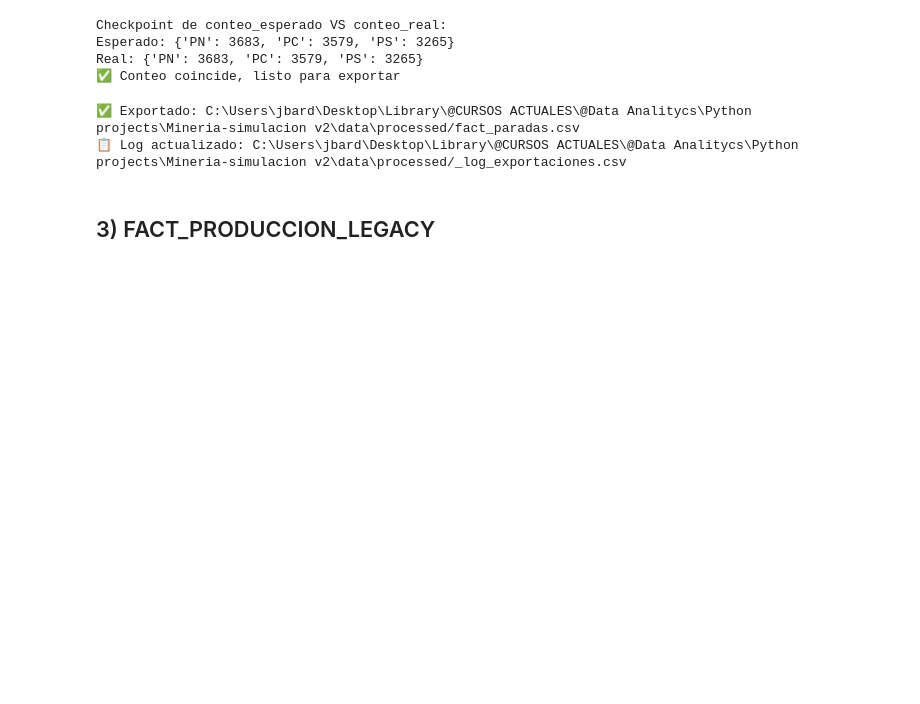
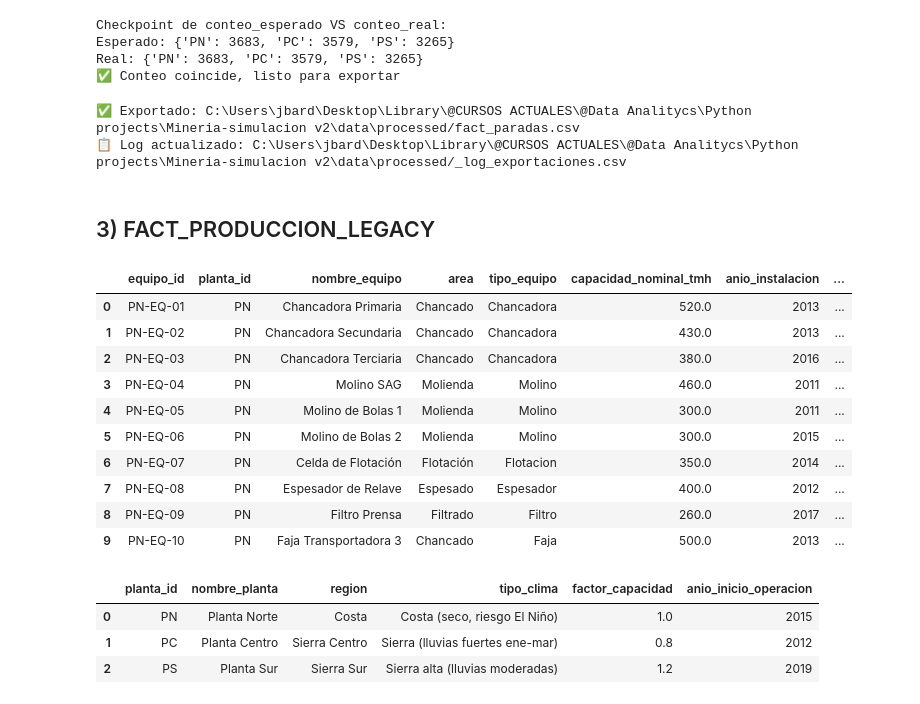
Before and after one commit to josue789a/Mineria-simulacion-v2, a Jupyter notebook: notebooks/Exploracion1.ipynb, the cells around one changed output. Cells and saved outputs as stored; diff of their text form; code cells hidden in the pictures; blank space fills up the shorter version.

```diff
--- a/notebooks/Exploracion1.ipynb
+++ b/notebooks/Exploracion1.ipynb
@@ -748,9 +748,30 @@ print(f"📋 Log actualizado: {ruta_log}")
 ## 3) FACT_PRODUCCION_LEGACY
 # %%
 directory =  r'C:\Users\jbard\Desktop\Library\@CURSOS ACTUALES\@Data Analitycs\Python projects\Mineria-simulacion v2'
-fact_mtto_PC= pd.read_csv(directory+r'\data\raw\fact_produccion_PC_legacy.csv')
-fact_mtto_PS= pd.read_csv(directory+r'\data\raw\fact_produccion_PS_legacy.csv')
-fact_mtto_PN= pd.read_csv(directory+r'\data\raw\fact_produccion_PN_legacy.csv')
+prodLegacy_PC= pd.read_csv(directory+r'\data\raw\fact_produccion_PC_legacy.csv')
+prodLegacy_PS= pd.read_csv(directory+r'\data\raw\fact_produccion_PS_legacy.csv')
+prodLegacy_PN= pd.read_csv(directory+r'\data\raw\fact_produccion_PN_legacy.csv')
+
+dim_plantas= pd.read_csv(directory+r'\data\data_master\dim_plantas.csv')
+dim_equipos= pd.read_csv(directory+r'\data\data_master\dim_equipos.csv')
+display(dim_equipos.head(10))
+display(dim_plantas.head(3))
 
 #Dataframes con datos muy sucios, se procede a inspeccionar de forma manual cada uno, proceder de forma masiva no parece ser eficiente
+# %% [output]
+|  | equipo_id | planta_id | nombre_equipo | area | tipo_equipo | capacidad_nominal_tmh | anio_instalacion | ... |
+| 0 | PN-EQ-01 | PN | Chancadora Primaria | Chancado | Chancadora | 520.0 | 2013 | ... |
+| 1 | PN-EQ-02 | PN | Chancadora Secundaria | Chancado | Chancadora | 430.0 | 2013 | ... |
+| 2 | PN-EQ-03 | PN | Chancadora Terciaria | Chancado | Chancadora | 380.0 | 2016 | ... |
+| 3 | PN-EQ-04 | PN | Molino SAG | Molienda | Molino | 460.0 | 2011 | ... |
+| 4 | PN-EQ-05 | PN | Molino de Bolas 1 | Molienda | Molino | 300.0 | 2011 | ... |
+| 5 | PN-EQ-06 | PN | Molino de Bolas 2 | Molienda | Molino | 300.0 | 2015 | ... |
+| 6 | PN-EQ-07 | PN | Celda de Flotación | Flotación | Flotacion | 350.0 | 2014 | ... |
+| 7 | PN-EQ-08 | PN | Espesador de Relave | Espesado | Espesador | 400.0 | 2012 | ... |
+| 8 | PN-EQ-09 | PN | Filtro Prensa | Filtrado | Filtro | 260.0 | 2017 | ... |
+| 9 | PN-EQ-10 | PN | Faja Transportadora 3 | Chancado | Faja | 500.0 | 2013 | ... |
+|  | planta_id | nombre_planta | region | tipo_clima | factor_capacidad | anio_inicio_operacion |
+| 0 | PN | Planta Norte | Costa | Costa (seco, riesgo El Niño) | 1.0 | 2015 |
+| 1 | PC | Planta Centro | Sierra Centro | Sierra (lluvias fuertes ene-mar) | 0.8 | 2012 |
+| 2 | PS | Planta Sur | Sierra Sur | Sierra alta (lluvias moderadas) | 1.2 | 2019 |
 # %%
```
Also changed, not shown: parts of 6 cells of this notebook.
